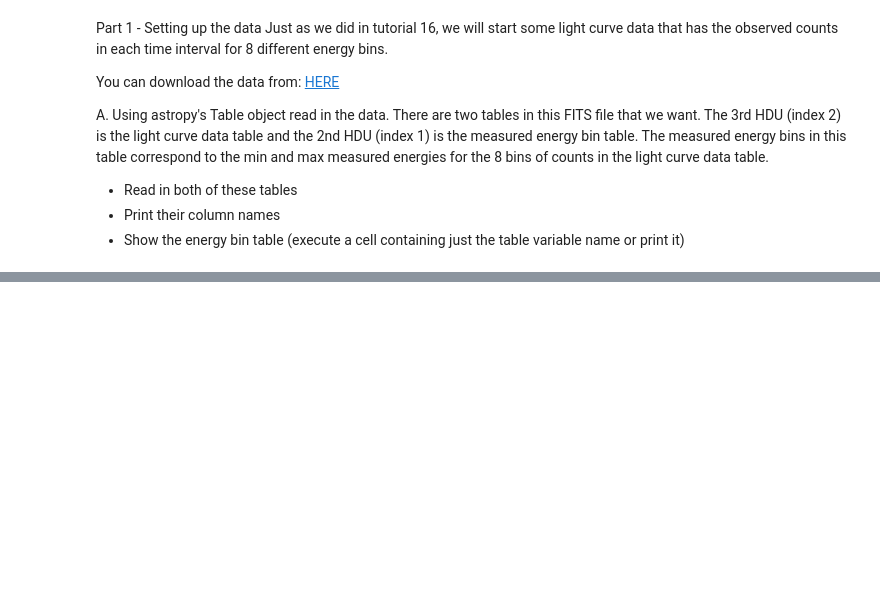
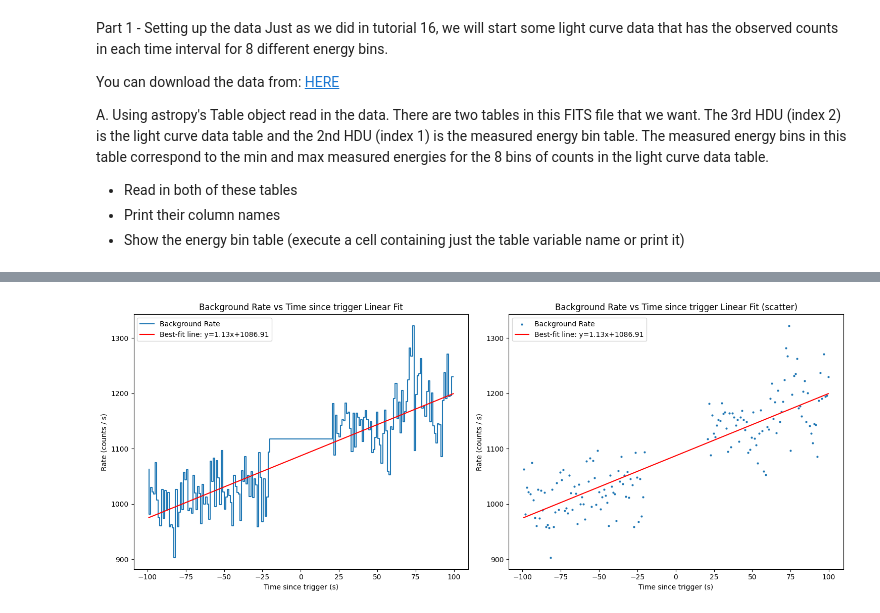
Before and after one commit to aInsan/Astro-97, a Jupyter notebook: Mini Project 2/Adhikari_Insan_mp2.ipynb, the cells around one changed output, grey strips where cells are left out. Cells and saved outputs as stored; diff of their text form; code cells hidden in the pictures; blank space fills up the shorter version.

```diff
--- a/Mini Project 2/Adhikari_Insan_mp2.ipynb
+++ b/Mini Project 2/Adhikari_Insan_mp2.ipynb
@@ -38,0 +128,6 @@ filemane = 'https://psu.instructure.com/courses/2367528/files/176346222/download
+# %%
+# Im comparing these two methods of calculating the sigmas
+rate_bkg_sigmas = np.sqrt(rate_bkg * exposure[bkg_mask]) / exposure[bkg_mask]
+
+#rate_bkg_sigmas2 = np.sqrt(counts1D[bkg_mask])/(exposure[bkg_mask])  # Calculate the rate uncertainties in counts/s
+#print(rate_bkg_sigmas - rate_bkg_sigmas2)  # They are both the same, except for floating point errors
@@ -38,0 +173,13 @@ filemane = 'https://psu.instructure.com/courses/2367528/files/176346222/download
+# %%
+x = dt_bkg.copy()  # Independent variable (time since trigger)
+#init_guess = [1.5, 1075]  # My initial guess for the slope (m) and y-intercept (b)
+init_guess = [0, np.mean(rate)]
+
+results = minimize(calc_chi2, x0=init_guess, args=(x, rate_bkg, rate_bkg_sigmas))
+print(results)
+
+min_chi2 = results.fun  # The minimum chi-squared value
+
+best_m = results.x[0]
+best_b = results.x[1]
+print(f"\nThe best fit parameters are: slope (m) = {best_m}, y-intercept (b) = {best_b}\nThe minimum chi-squared value is: {min_chi2}")
@@ -38,0 +201,31 @@ filemane = 'https://psu.instructure.com/courses/2367528/files/176346222/download
+# %%
+bkg_mask = ((np.abs(dt) >= 20) & (np.abs(dt) <= 100))  # Select rate values in the background time range
+dt_bkg = dt[bkg_mask]  # Get the time values in the background time range
+rate_bkg = rate[bkg_mask]  # Get the rate values in the background time range
+
+fig, axs = plt.subplots(1, 2, figsize=(15, 6))  # Create a 1-row, 2-column grid
+
+
+axs[0].step(dt_bkg, rate_bkg, label='Background Rate')
+# Plot the best-fit linear function
+axs[0].plot(dt_bkg, linear_f(x, best_m, best_b), label=f'Best-fit line: y={best_m:.2f}x+{best_b:.2f}', color='red')
+axs[0].set_xlabel('Time since trigger (s)')
+axs[0].set_ylabel('Rate (counts / s)')
+axs[0].set_title('Background Rate vs Time since trigger Linear Fit')
+axs[0].legend()
+
+
+#ploted the background rate again with the scatter plot because the step plot connecting the points before and after the GRB was a bit misleading
+axs[1].scatter(dt_bkg, rate_bkg, label='Background Rate', s=4)
+# Plot the best-fit linear function
+axs[1].plot(dt_bkg, linear_f(dt_bkg, best_m, best_b), label=f'Best-fit line: y={best_m:.2f}x+{best_b:.2f}', color='red')
+axs[1].set_xlabel('Time since trigger (s)')
+axs[1].set_ylabel('Rate (counts / s)')
+axs[1].set_title('Background Rate vs Time since trigger Linear Fit (scatter)')
+axs[1].legend()
+
+
+plt.tight_layout()  # Adjust layout for better spacing
+plt.show()
+# %% [output]
+[figure, added]
```
Also changed, not shown: parts of 15 cells of this notebook, 4 other files.
